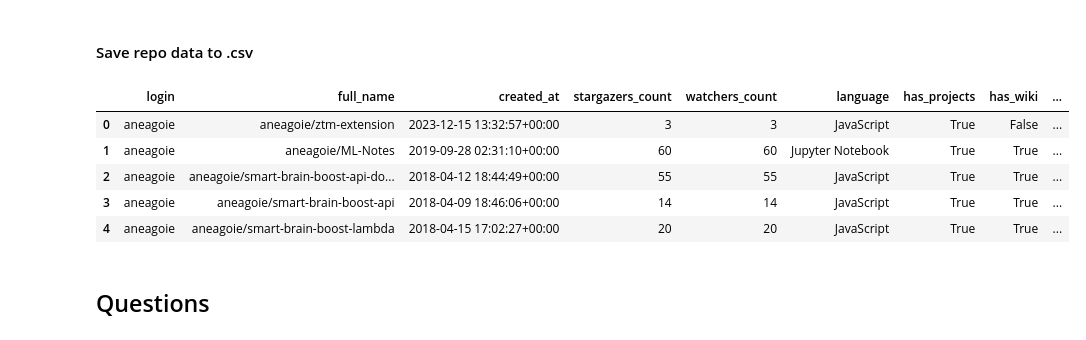
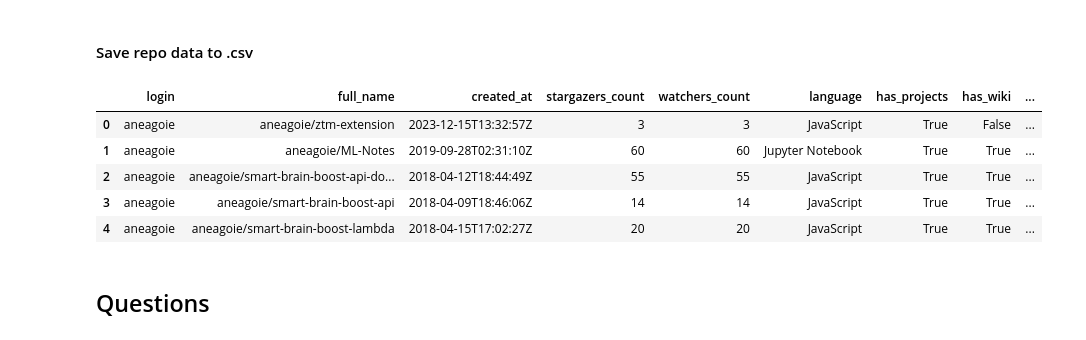
Before and after one commit to 22f3001905/tds-project-1-github-users-repos, a Jupyter notebook: notebook.ipynb, the cells around one changed output. Drawn from its saved outputs; the diff is of its cells as text; code cells hidden in the pictures.

Commit message:
Reverted datetime to object in repositories.csv

```diff
--- a/notebook.ipynb
+++ b/notebook.ipynb
@@ -353,15 +353,15 @@ repos_data[0]
 #### Save repo data to .csv
 # %%
 repos_df = pd.DataFrame(repos_data)
-repos_df['created_at'] = pd.to_datetime(repos_df['created_at'])
+# repos_df['created_at'] = pd.to_datetime(repos_df['created_at'])
 repos_df.head()
 # %% [output]
 |  | login | full_name | created_at | stargazers_count | watchers_count | language | has_projects | has_wiki | ... |
-| 0 | aneagoie | aneagoie/ztm-extension | 2023-12-15 13:32:57+00:00 | 3 | 3 | JavaScript | True | False | ... |
-| 1 | aneagoie | aneagoie/ML-Notes | 2019-09-28 02:31:10+00:00 | 60 | 60 | Jupyter Notebook | True | True | ... |
-| 2 | aneagoie | aneagoie/smart-brain-boost-api-do... | 2018-04-12 18:44:49+00:00 | 55 | 55 | JavaScript | True | True | ... |
-| 3 | aneagoie | aneagoie/smart-brain-boost-api | 2018-04-09 18:46:06+00:00 | 14 | 14 | JavaScript | True | True | ... |
-| 4 | aneagoie | aneagoie/smart-brain-boost-lambda | 2018-04-15 17:02:27+00:00 | 20 | 20 | JavaScript | True | True | ... |
+| 0 | aneagoie | aneagoie/ztm-extension | 2023-12-15T13:32:57Z | 3 | 3 | JavaScript | True | False | ... |
+| 1 | aneagoie | aneagoie/ML-Notes | 2019-09-28T02:31:10Z | 60 | 60 | Jupyter Notebook | True | True | ... |
+| 2 | aneagoie | aneagoie/smart-brain-boost-api-do... | 2018-04-12T18:44:49Z | 55 | 55 | JavaScript | True | True | ... |
+| 3 | aneagoie | aneagoie/smart-brain-boost-api | 2018-04-09T18:46:06Z | 14 | 14 | JavaScript | True | True | ... |
+| 4 | aneagoie | aneagoie/smart-brain-boost-lambda | 2018-04-15T17:02:27Z | 20 | 20 | JavaScript | True | True | ... |
 # %%
 repos_df.to_csv('repositories.csv', index=False)
 # %% [markdown]
```
Also changed, not shown: parts of 7 cells of this notebook, 1 other file.
